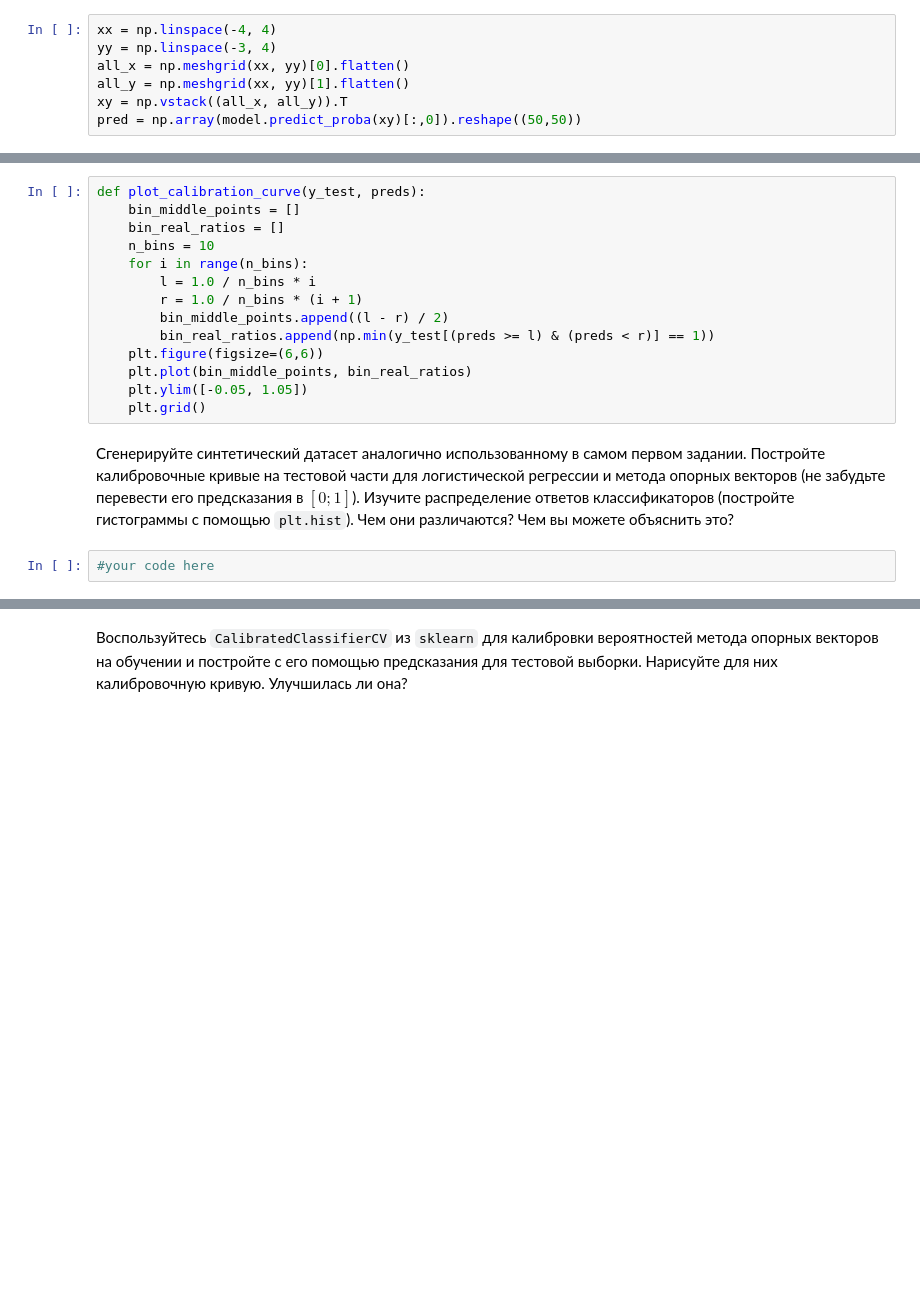
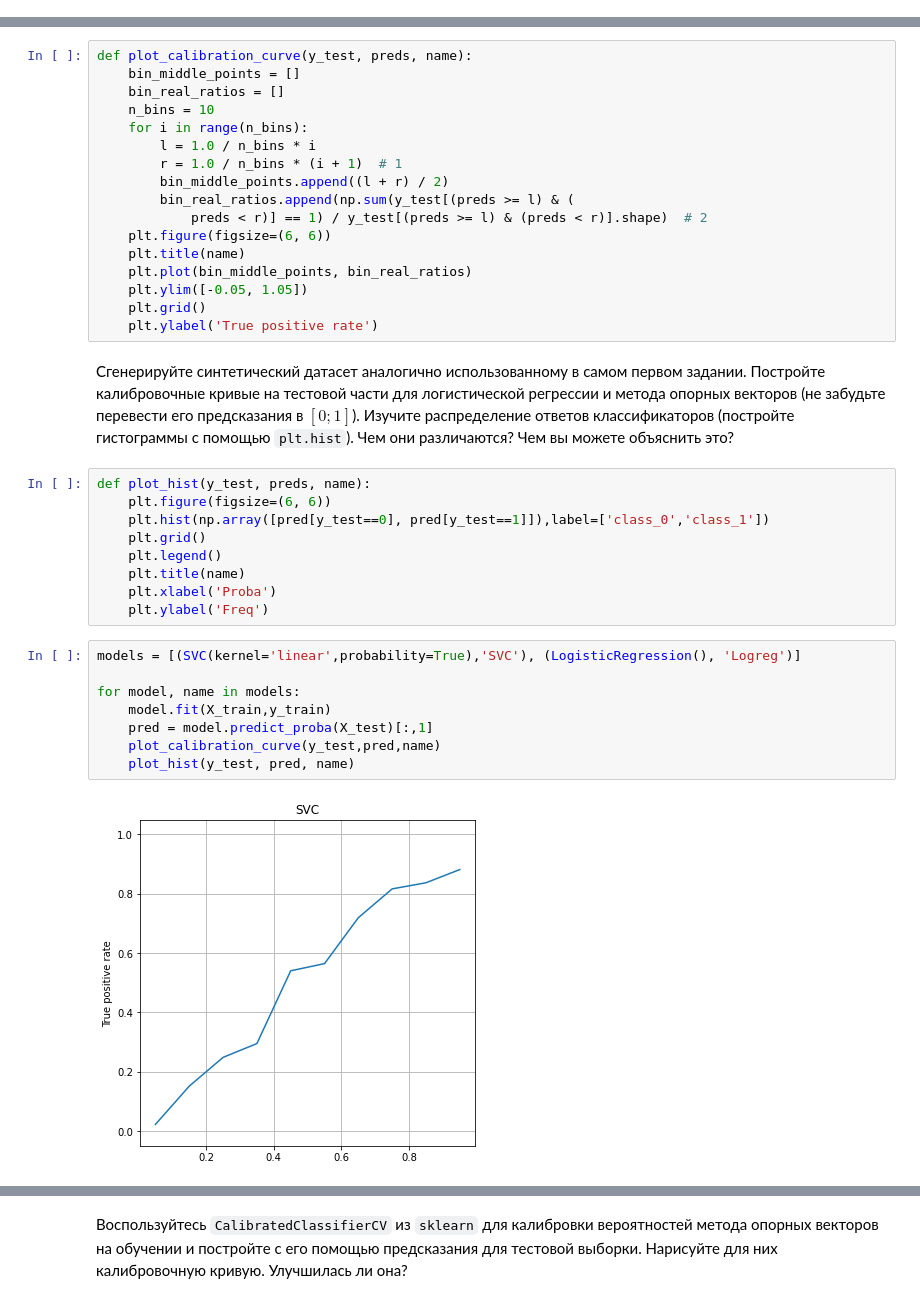
Before and after one commit to miche2020/ml-course-hse, a Jupyter notebook: 2020-fall/homeworks-practice/homework-practice-04-classification.ipynb, the cells around one changed output, grey strips where cells are left out. Cells and saved outputs as stored; diff of their text form; blank space fills up the shorter version.

```diff
--- a/2020-fall/homeworks-practice/homework-practice-04-classification.ipynb
+++ b/2020-fall/homeworks-practice/homework-practice-04-classification.ipynb
@@ -237,7 +236,0 @@ plt.scatter(X[y == 1][:, 0], X[y == 1][:, 1], color='b', s=50)
-# %%
-xx = np.linspace(-4, 4)
-yy = np.linspace(-3, 4)
-all_x = np.meshgrid(xx, yy)[0].flatten()
-all_y = np.meshgrid(xx, yy)[1].flatten()
-xy = np.vstack((all_x, all_y)).T
-pred = np.array(model.predict_proba(xy)[:,0]).reshape((50,50))
@@ -265,20 +243,40 @@ __(1 балл)__
 
 Допустим, алгоритм возвращает некоторые числа от нуля до единицы. Хорошо ли они оценивают вероятность? Для этого разобьем отрезок $[0, 1]$ на несколько маленьких отрезков одинаковой длины. Рассмотрим $i$-й отрезок с границами $[a_i, b_i]$ и предсказания $p_1, p_2, \dots, p_k$, которые попали в него. Пусть им соответствуют истинные ответы $y_1, y_2, \dots, y_k$. Если алгоритм выдает корректные вероятности, то среди этих истинных ответов должно быть примерно $(a_i + b_i) / 2$ единиц. Иными словами, если нарисовать кривую, у которой по оси X отложены центры отрезков, а по оси Y — доли единичных ответов этих в отрезках, то она должна оказаться диагональной. Ниже приведена функция, которая должна рисовать такие кривые. В ней допущено две ошибки — найдите и исправьте их.
 # %%
-def plot_calibration_curve(y_test, preds):
+def plot_calibration_curve(y_test, preds, name):
     bin_middle_points = []
     bin_real_ratios = []
     n_bins = 10
     for i in range(n_bins):
         l = 1.0 / n_bins * i
-        r = 1.0 / n_bins * (i + 1)
-        bin_middle_points.append((l - r) / 2)
-        bin_real_ratios.append(np.min(y_test[(preds >= l) & (preds < r)] == 1))
-    plt.figure(figsize=(6,6))
+        r = 1.0 / n_bins * (i + 1)  # 1
+        bin_middle_points.append((l + r) / 2)
+        bin_real_ratios.append(np.sum(y_test[(preds >= l) & (
+            preds < r)] == 1) / y_test[(preds >= l) & (preds < r)].shape)  # 2
+    plt.figure(figsize=(6, 6))
+    plt.title(name)
     plt.plot(bin_middle_points, bin_real_ratios)
     plt.ylim([-0.05, 1.05])
     plt.grid()
+    plt.ylabel('True positive rate')
 # %% [markdown]
 Сгенерируйте синтетический датасет аналогично использованному в самом первом задании. Постройте калибровочные кривые на тестовой части для логистической регрессии и метода опорных векторов (не забудьте перевести его предсказания в $[0;1]$). Изучите распределение ответов классификаторов (постройте гистограммы с помощью `plt.hist`). Чем они различаются? Чем вы можете объяснить это?
-# %%
-#your code here
+# %%
+def plot_hist(y_test, preds, name):
+    plt.figure(figsize=(6, 6))
+    plt.hist(np.array([pred[y_test==0], pred[y_test==1]]),label=['class_0','class_1'])
+    plt.grid()
+    plt.legend()
+    plt.title(name)
+    plt.xlabel('Proba')
+    plt.ylabel('Freq')
+# %%
+models = [(SVC(kernel='linear',probability=True),'SVC'), (LogisticRegression(), 'Logreg')]
+
+for model, name in models:
+    model.fit(X_train,y_train)
+    pred = model.predict_proba(X_test)[:,1]
+    plot_calibration_curve(y_test,pred,name)
+    plot_hist(y_test, pred, name)
+# %% [output]
+[figure, added]
```
Also changed, not shown: parts of 19 cells of this notebook, 5 other files.
